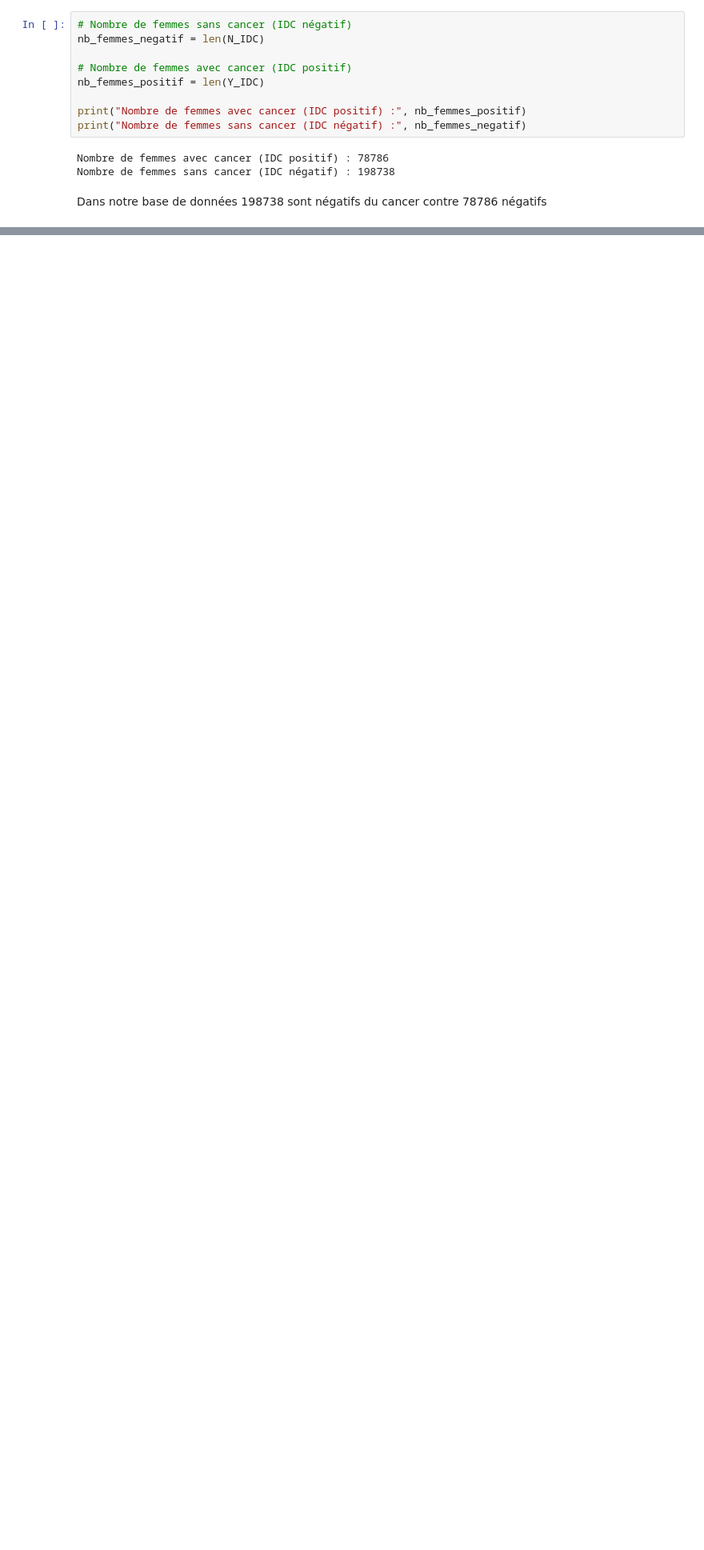
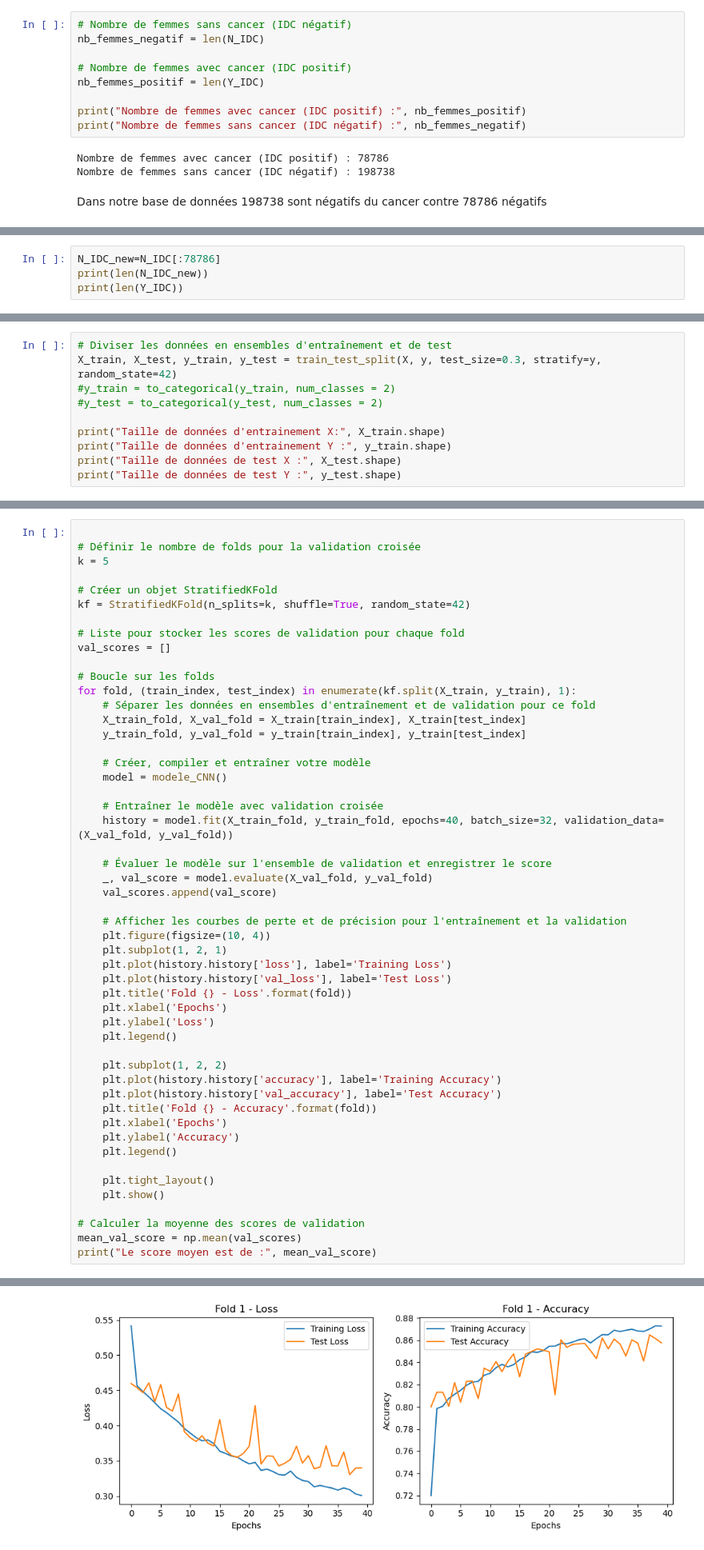
Before and after one commit to Sogo95/D-tection-du-cancer-de-sein, a Jupyter notebook: brest_clas.ipynb, the cells around one changed output, grey strips where cells are left out. Shown at 80% size. Cells and saved outputs as stored; diff of their text form; blank space fills up the shorter version.

```diff
--- a/brest_clas.ipynb
+++ b/brest_clas.ipynb
@@ -80,0 +97,4 @@ Dans notre base de données 198738  sont négatifs du cancer contre 78786 négat
+# %%
+N_IDC_new=N_IDC[:78786]
+print(len(N_IDC_new))
+print(len(Y_IDC))
@@ -110,0 +153,10 @@ print(len(Y_IDC))
+# %%
+# Diviser les données en ensembles d'entraînement et de test
+X_train, X_test, y_train, y_test = train_test_split(X, y, test_size=0.3, stratify=y, random_state=42)
+#y_train = to_categorical(y_train, num_classes = 2)
+#y_test = to_categorical(y_test, num_classes = 2)
+
+print("Taille de données d'entrainement X:", X_train.shape)
+print("Taille de données d'entrainement Y :", y_train.shape)
+print("Taille de données de test X :", X_test.shape)
+print("Taille de données de test Y :", y_test.shape)
@@ -110,0 +236,52 @@ print(len(Y_IDC))
+# %%
+
+# Définir le nombre de folds pour la validation croisée
+k = 5
+
+# Créer un objet StratifiedKFold
+kf = StratifiedKFold(n_splits=k, shuffle=True, random_state=42)
+
+# Liste pour stocker les scores de validation pour chaque fold
+val_scores = []
+
+# Boucle sur les folds
+for fold, (train_index, test_index) in enumerate(kf.split(X_train, y_train), 1):
+    # Séparer les données en ensembles d'entraînement et de validation pour ce fold
+    X_train_fold, X_val_fold = X_train[train_index], X_train[test_index]
+    y_train_fold, y_val_fold = y_train[train_index], y_train[test_index]
+
+    # Créer, compiler et entraîner votre modèle
+    model = modele_CNN()
+
+    # Entraîner le modèle avec validation croisée
+    history = model.fit(X_train_fold, y_train_fold, epochs=40, batch_size=32, validation_data=(X_val_fold, y_val_fold))
+
+    # Évaluer le modèle sur l'ensemble de validation et enregistrer le score
+    _, val_score = model.evaluate(X_val_fold, y_val_fold)
+    val_scores.append(val_score)
+
+    # Afficher les courbes de perte et de précision pour l'entraînement et la validation
+    plt.figure(figsize=(10, 4))
+    plt.subplot(1, 2, 1)
+    plt.plot(history.history['loss'], label='Training Loss')
+    plt.plot(history.history['val_loss'], label='Test Loss')
+    plt.title('Fold {} - Loss'.format(fold))
+    plt.xlabel('Epochs')
+    plt.ylabel('Loss')
+    plt.legend()
+
+    plt.subplot(1, 2, 2)
+    plt.plot(history.history['accuracy'], label='Training Accuracy')
+    plt.plot(history.history['val_accuracy'], label='Test Accuracy')
+    plt.title('Fold {} - Accuracy'.format(fold))
+    plt.xlabel('Epochs')
+    plt.ylabel('Accuracy')
+    plt.legend()
+
+    plt.tight_layout()
+    plt.show()
+
+# Calculer la moyenne des scores de validation
+mean_val_score = np.mean(val_scores)
+print("Le score moyen est de :", mean_val_score)
+# %% [output]
@@ -110,0 +305 @@ print(len(Y_IDC))
+[figure, added]
```
Also changed, not shown: parts of 16 cells of this notebook, 1 other file.
